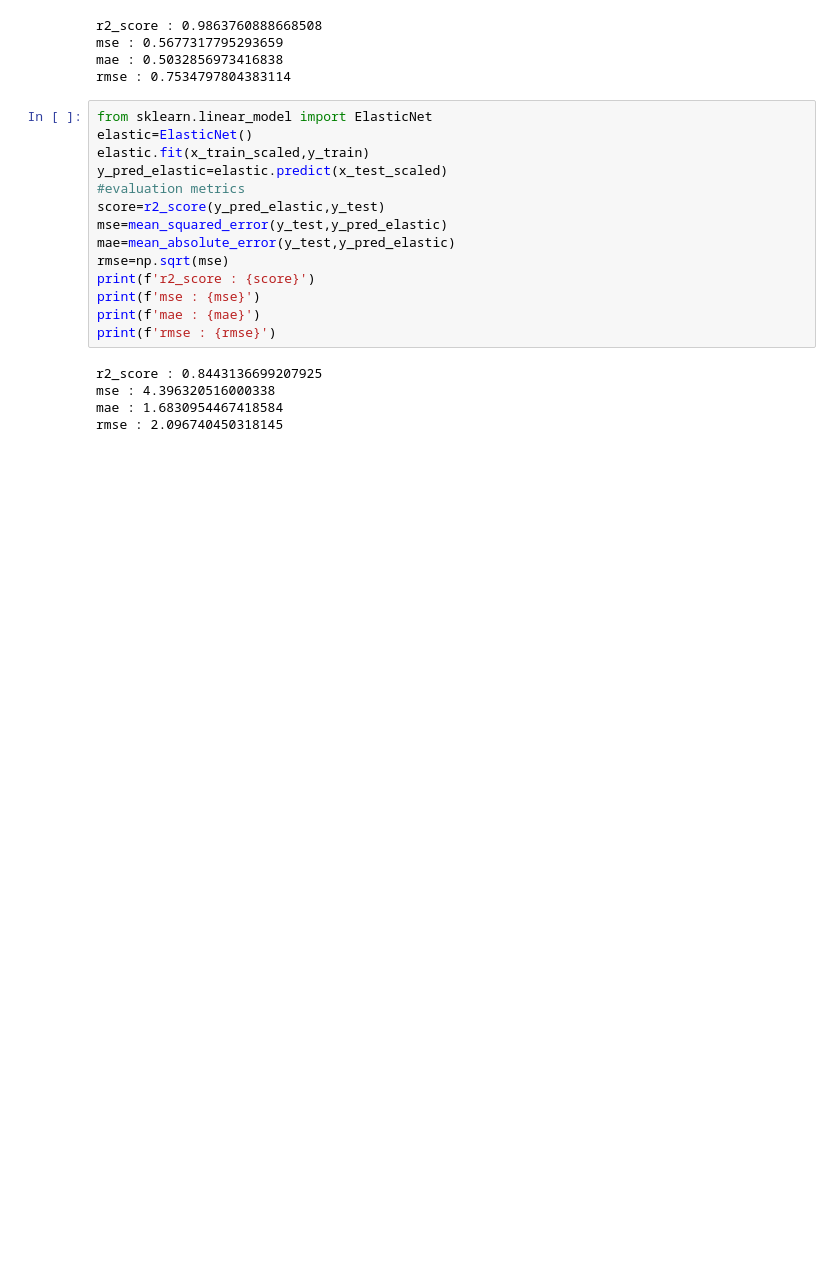
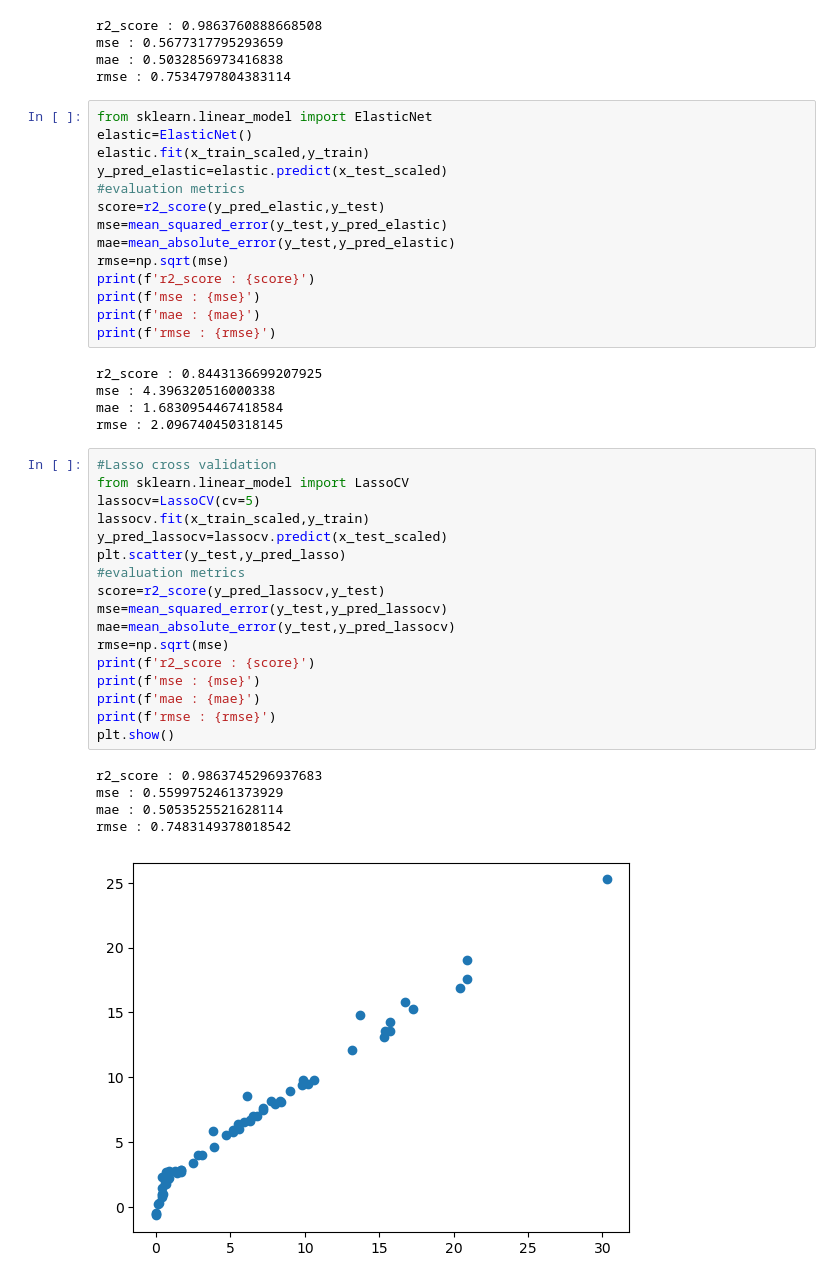
Before and after one commit to harry18-collab/Machine-Learning-, a Jupyter notebook: Ridge_regression/Model_training.ipynb, the cells around one changed output. Cells and saved outputs as stored; diff of their text form; blank space fills up the shorter version.

Commit message:
updated model training with hypertunning

```diff
--- a/Ridge_regression/Model_training.ipynb
+++ b/Ridge_regression/Model_training.ipynb
@@ -206,3 +206,26 @@ r2_score : 0.8443136699207925
 mse : 4.396320516000338
 mae : 1.6830954467418584
 rmse : 2.096740450318145
+# %%
+#Lasso cross validation
+from sklearn.linear_model import LassoCV
+lassocv=LassoCV(cv=5)
+lassocv.fit(x_train_scaled,y_train)
+y_pred_lassocv=lassocv.predict(x_test_scaled)
+plt.scatter(y_test,y_pred_lasso)
+#evaluation metrics
+score=r2_score(y_pred_lassocv,y_test)
+mse=mean_squared_error(y_test,y_pred_lassocv)
+mae=mean_absolute_error(y_test,y_pred_lassocv)
+rmse=np.sqrt(mse)
+print(f'r2_score : {score}')
+print(f'mse : {mse}')
+print(f'mae : {mae}')
+print(f'rmse : {rmse}')
+plt.show()
+# %% [output]
+r2_score : 0.9863745296937683
+mse : 0.5599752461373929
+mae : 0.5053525521628114
+rmse : 0.7483149378018542
+[figure, added]
```
Also changed, not shown: parts of 2 cells of this notebook.
